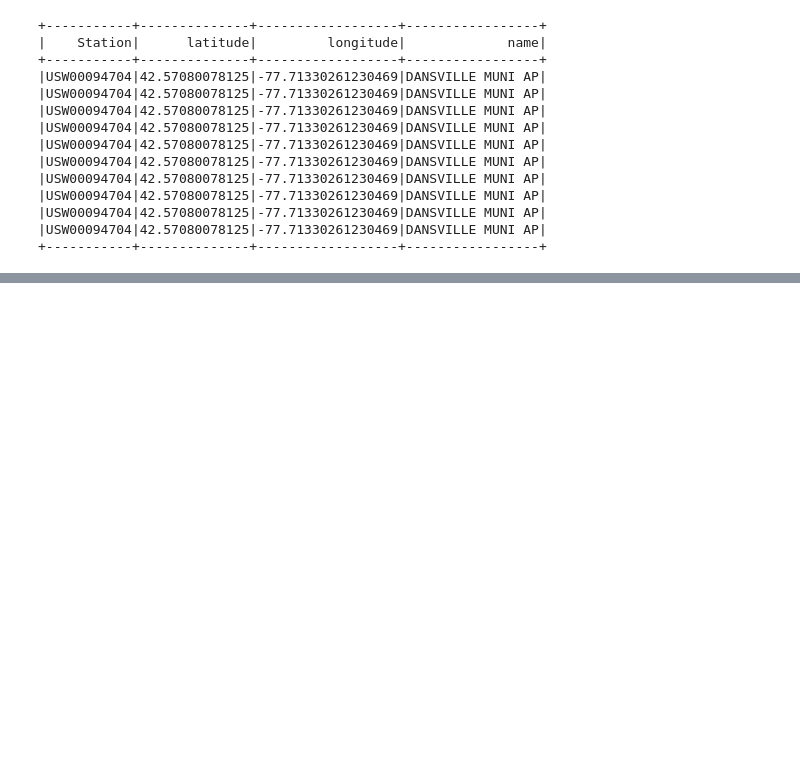
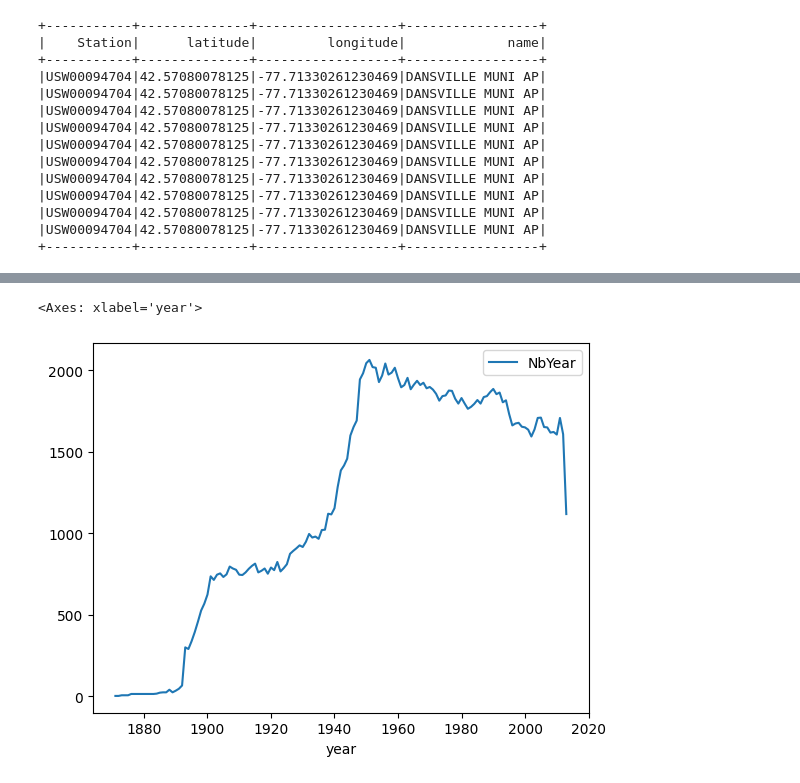
Before and after one commit to abdoufermat5/spark-path, a Jupyter notebook: notebooks/notebook-1.ipynb, the cells around one changed output, grey strips where cells are left out. Cells and saved outputs as stored; diff of their text form; code cells hidden in the pictures; blank space fills up the shorter version.

```diff
--- a/notebooks/notebook-1.ipynb
+++ b/notebooks/notebook-1.ipynb
@@ -252,0 +402,13 @@ df.filter((df.Year==1945 ) & (df.name=="DANSVILLE MUNI AP")).select("Station", "
+# %%
+### Querying the number of rows for each year
+
+query = """
+SELECT year, COUNT(year) as NbYear
+FROM weatherTable
+GROUP BY year
+ORDER BY year
+"""
+
+counts = sqlContext.sql(query)
+
+print(counts)
@@ -252,0 +451,8 @@ df.filter((df.Year==1945 ) & (df.name=="DANSVILLE MUNI AP")).select("Station", "
+# %%
+import pandas as pd
+
+A = counts.toPandas()
+A.plot.line("year", "NbYear")
+# %% [output]
+<Axes: xlabel='year'>
+[figure, added]
```
Also changed, not shown: parts of 34 cells of this notebook.
